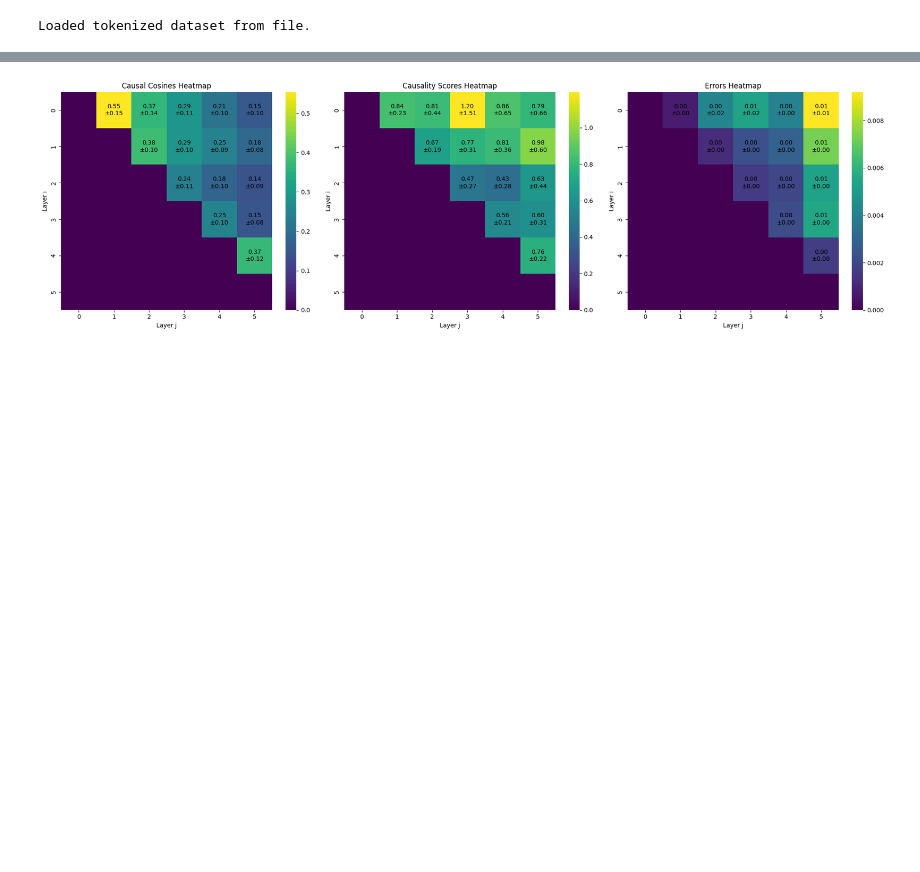
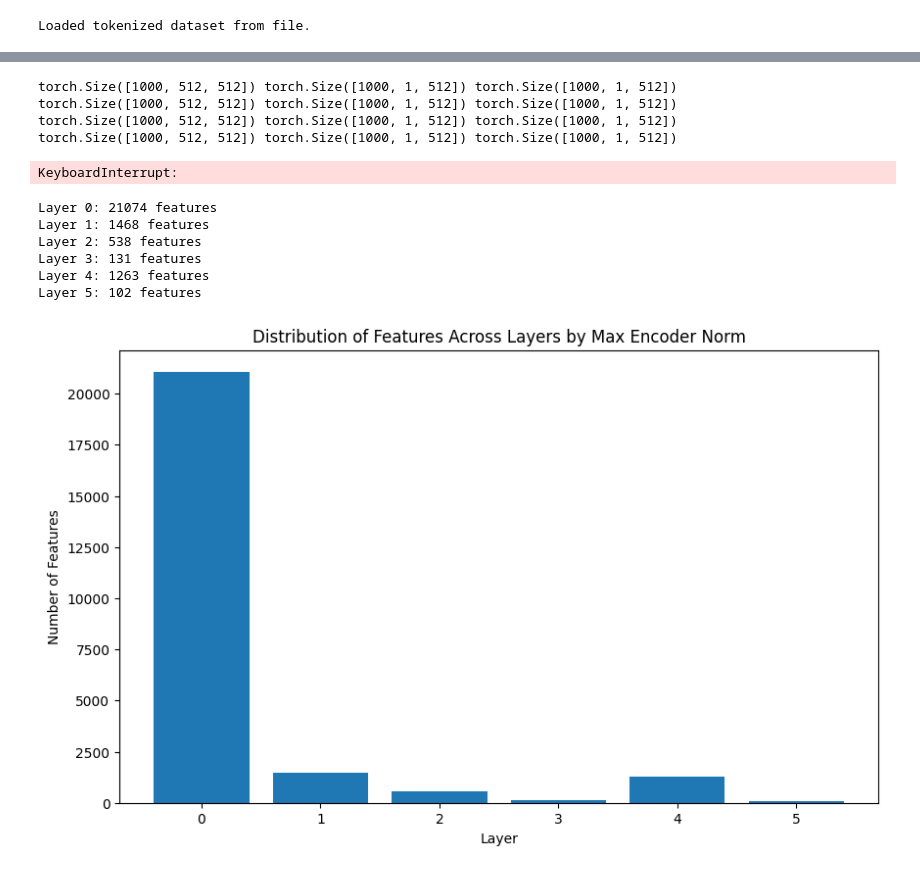
Before and after one commit to sidnb13/tensor-saes, a Jupyter notebook: notebooks/causal_attribution.ipynb, the cells around one changed output, grey strips where cells are left out. Saved outputs shown, nothing was run; the diff lists cells and outputs as text; code cells hidden in the pictures; blank space fills up the shorter version.

```diff
--- a/notebooks/causal_attribution.ipynb
+++ b/notebooks/causal_attribution.ipynb
@@ -1540,6 +1672,5 @@ results = run_evaluation(
 # %%
 import matplotlib.pyplot as plt
-import numpy as np
 import seaborn as sns
 from tqdm import tqdm
 
@@ -1669,13 +1800,66 @@ dataset_sample = tokenized.select(range(1000))  # Adjust sample size as needed
 )
 
 # Plot the heatmaps
-plot_layer_heatmaps(
-    causal_cosines_matrix,
-    causality_matrix,
-    errors_matrix,
-    causal_cosines_std_matrix,
-    causality_std_matrix,
-    errors_std_matrix,
-)
+# plot_layer_heatmaps(
+#     causal_cosines_matrix,
+#     causality_matrix,
+#     errors_matrix,
+#     causal_cosines_std_matrix,
+#     causality_std_matrix,
+#     errors_std_matrix,
+# )
 # %% [output]
-[figure, removed]
+torch.Size([1000, 512, 512]) torch.Size([1000, 1, 512]) torch.Size([1000, 1, 512])
+torch.Size([1000, 512, 512]) torch.Size([1000, 1, 512]) torch.Size([1000, 1, 512])
+torch.Size([1000, 512, 512]) torch.Size([1000, 1, 512]) torch.Size([1000, 1, 512])
+torch.Size([1000, 512, 512]) torch.Size([1000, 1, 512]) torch.Size([1000, 1, 512])
+KeyboardInterrupt:
+# %%
+def bin_features_by_layer(feature_encoder_weights, num_layers):
+    # Reshape the encoder weights to separate layers
+    enc_w = feature_encoder_weights.reshape(feature_encoder_weights.shape[0], num_layers, -1)
+
+    # Calculate norms for each layer
+    layer_norms = torch.norm(enc_w, dim=-1)
+
+    # Find the layer with the maximum norm for each feature
+    max_norm_layers = torch.argmax(layer_norms, dim=1)
+
+    # Initialize list to hold features for each layer
+    layer_features = [[] for _ in range(num_layers)]
+
+    # Bin features by their max norm layer
+    for feature_idx, layer_idx in enumerate(max_norm_layers):
+        layer_features[layer_idx.item()].append(feature_idx)
+
+    # Convert lists to tensors
+    layer_features = [torch.tensor(features, device=feature_encoder_weights.device) for features in layer_features]
+
+    return layer_features
+
+# Usage example:
+num_layers = 6  # Adjust this based on your model's architecture
+binned_features = bin_features_by_layer(feature_encoder_weights, num_layers)
+
+# Print summary
+for layer, features in enumerate(binned_features):
+    print(f"Layer {layer}: {len(features)} features")
+
+# Optionally, visualize the distribution
+import matplotlib.pyplot as plt
+
+feature_counts = [len(features) for features in binned_features]
+plt.figure(figsize=(10, 6))
+plt.bar(range(num_layers), feature_counts)
+plt.title("Distribution of Features Across Layers by Max Encoder Norm")
+plt.xlabel("Layer")
+plt.ylabel("Number of Features")
+plt.show()
+# %% [output]
+Layer 0: 21074 features
+Layer 1: 1468 features
+Layer 2: 538 features
+Layer 3: 131 features
+Layer 4: 1263 features
+Layer 5: 102 features
+[figure, added]
```
Also changed, not shown: parts of 7 cells of this notebook.
